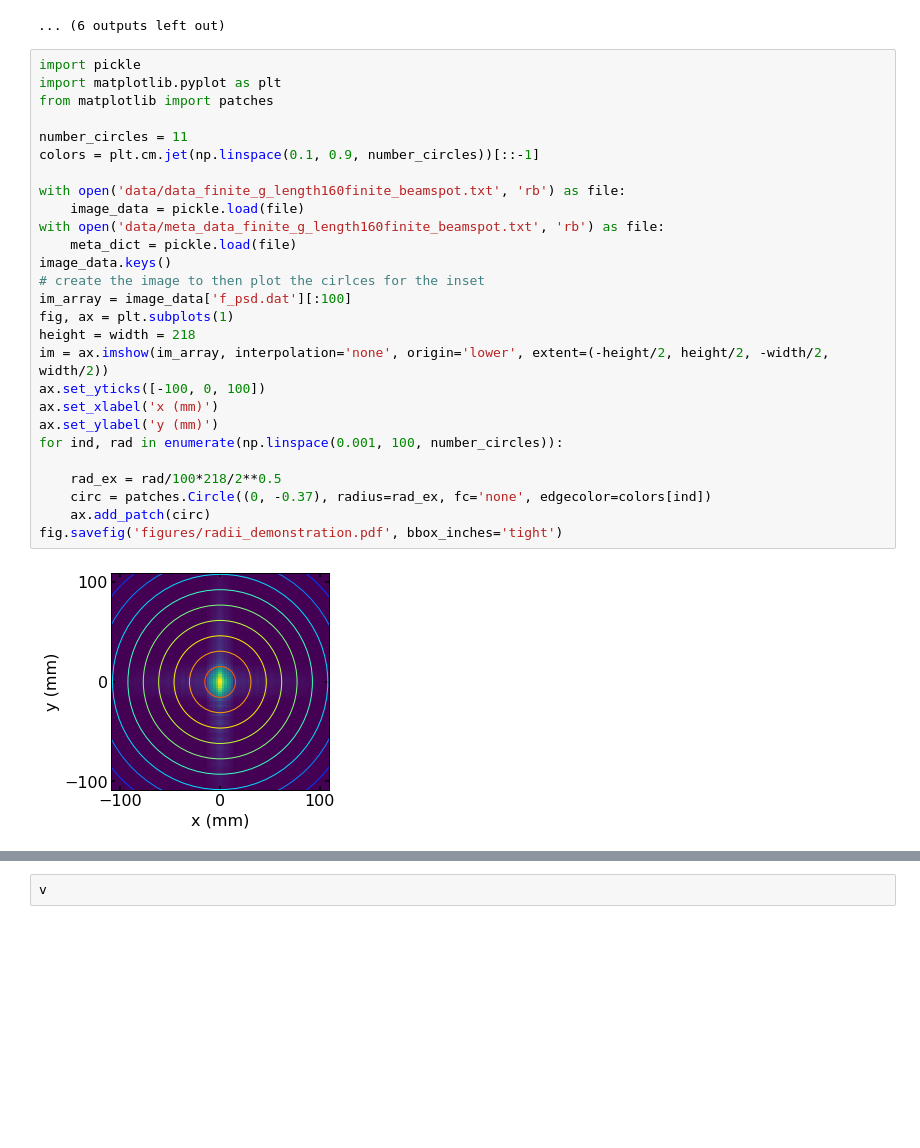
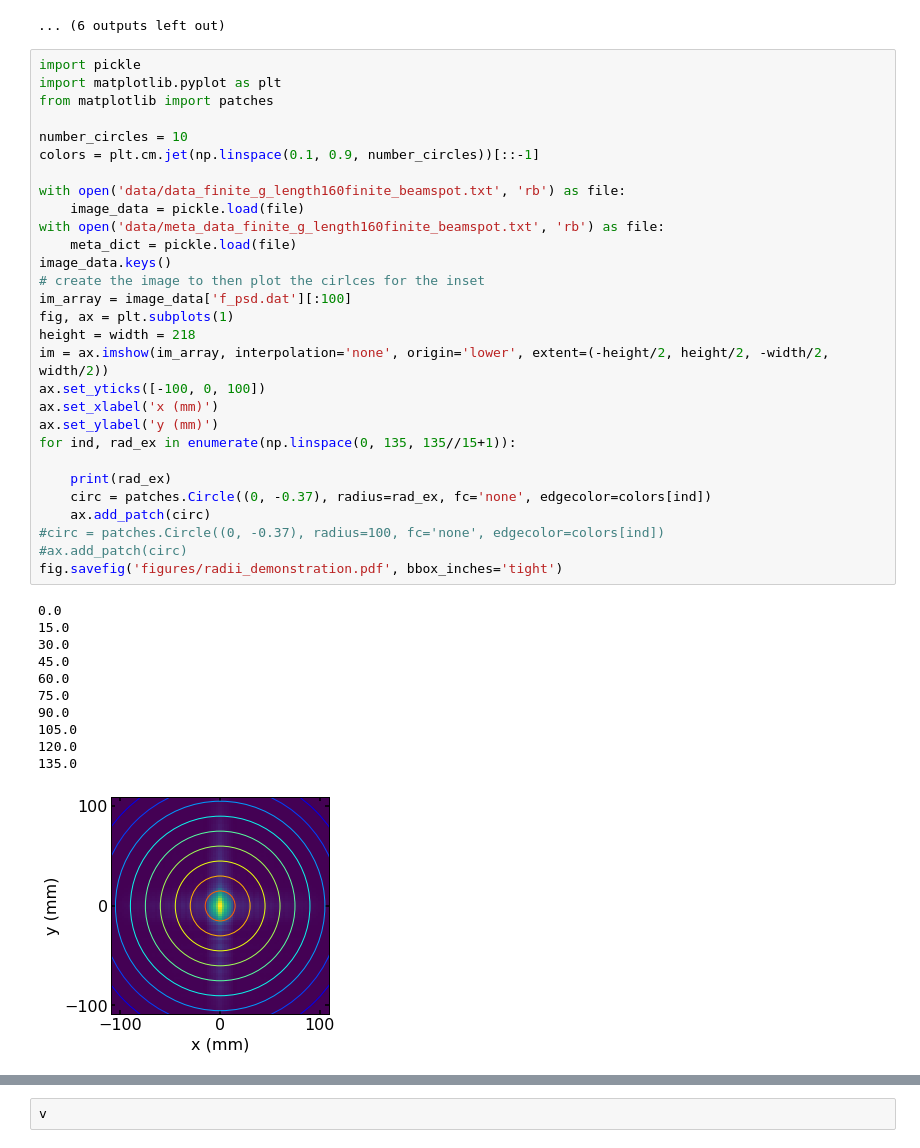
Before and after one commit to christophherb/extraction_parabolic_guide_nested_mirror_paper, a Jupyter notebook: parabolic_extraction.ipynb, the cells around one changed output, grey strips where cells are left out. Drawn from its saved outputs; the diff is of its cells as text; blank space fills up the shorter version.

```diff
--- a/parabolic_extraction.ipynb
+++ b/parabolic_extraction.ipynb
@@ -348,32 +348,44 @@ no suc 1.0309278350515463
 # %%
 import pickle
 import matplotlib.pyplot as plt
 from matplotlib import patches
 
-number_circles = 11
+number_circles = 10
 colors = plt.cm.jet(np.linspace(0.1, 0.9, number_circles))[::-1]
 
 with open('data/data_finite_g_length160finite_beamspot.txt', 'rb') as file:
     image_data = pickle.load(file)
 with open('data/meta_data_finite_g_length160finite_beamspot.txt', 'rb') as file:
     meta_dict = pickle.load(file)
 image_data.keys()
 # create the image to then plot the cirlces for the inset
 im_array = image_data['f_psd.dat'][:100]
 fig, ax = plt.subplots(1)
 height = width = 218
 im = ax.imshow(im_array, interpolation='none', origin='lower', extent=(-height/2, height/2, -width/2, width/2))
 ax.set_yticks([-100, 0, 100])
 ax.set_xlabel('x (mm)')
 ax.set_ylabel('y (mm)')
-for ind, rad in enumerate(np.linspace(0.001, 100, number_circles)):
+for ind, rad_ex in enumerate(np.linspace(0, 135, 135//15+1)):
 
-    rad_ex = rad/100*218/2**0.5
+    print(rad_ex)
     circ = patches.Circle((0, -0.37), radius=rad_ex, fc='none', edgecolor=colors[ind])
     ax.add_patch(circ)
+#circ = patches.Circle((0, -0.37), radius=100, fc='none', edgecolor=colors[ind])
+#ax.add_patch(circ)
 fig.savefig('figures/radii_demonstration.pdf', bbox_inches='tight')
 # %% [output]
+0.0
+15.0
+30.0
+45.0
+60.0
+75.0
+90.0
+105.0
+120.0
+135.0
-[figure, old version]
+[figure, new version]
 # %%
 import matplotlib.pyplot as plt
 import image_thresholds
```
Also changed, not shown: parts of 1 cell of this notebook, 2 other files.
